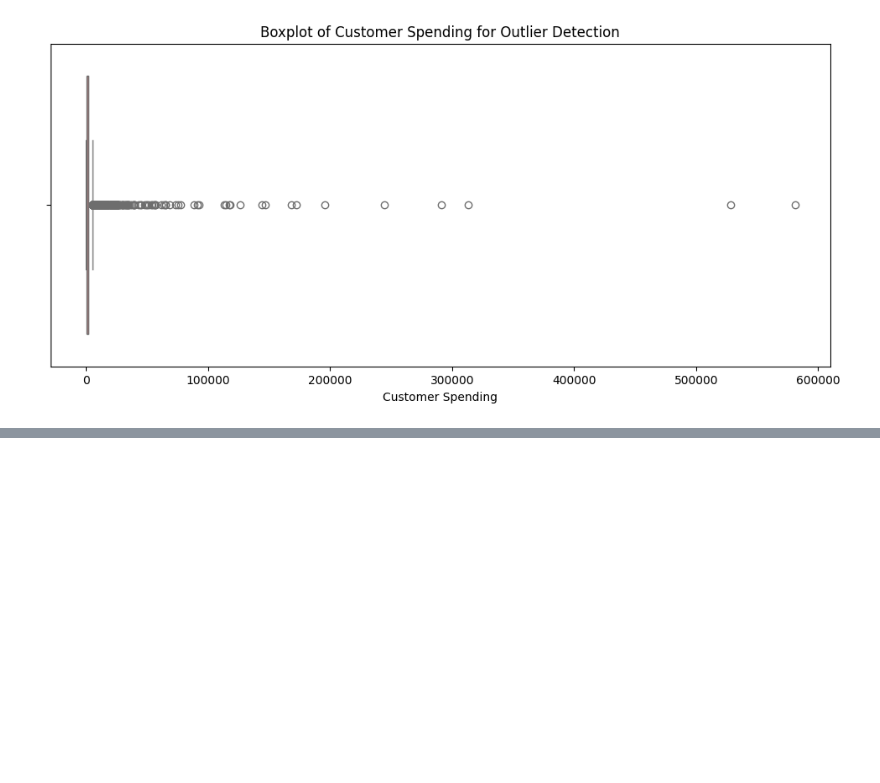
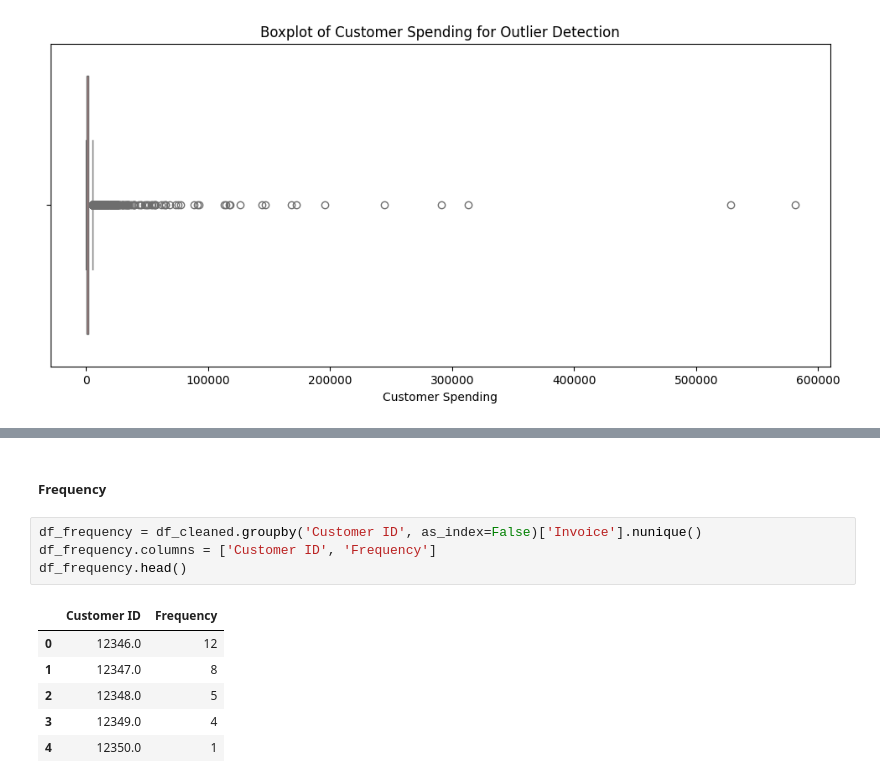
Before and after one commit to sudenazimal/online-retail-customer-analysis, a Jupyter notebook: notebook.ipynb, the cells around one changed output, grey strips where cells are left out. Drawn from its saved outputs; the diff is of its cells as text; blank space fills up the shorter version.

```diff
--- a/notebook.ipynb
+++ b/notebook.ipynb
@@ -220,0 +243,13 @@ Number of outliers above upper bound: 633
+# %% [markdown]
+##### Frequency
+# %%
+df_frequency = df_cleaned.groupby('Customer ID', as_index=False)['Invoice'].nunique()
+df_frequency.columns = ['Customer ID', 'Frequency']
+df_frequency.head()
+# %% [output]
+|  | Customer ID | Frequency |
+| 0 | 12346.0 | 12 |
+| 1 | 12347.0 | 8 |
+| 2 | 12348.0 | 5 |
+| 3 | 12349.0 | 4 |
+| 4 | 12350.0 | 1 |
```
Also changed, not shown: parts of 8 cells of this notebook, 1 other file.
